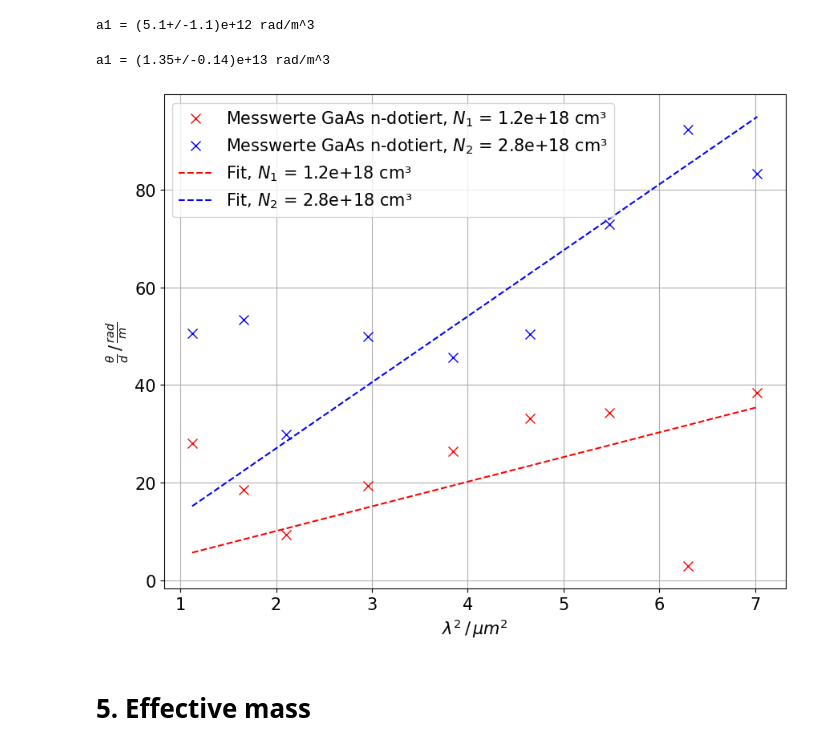
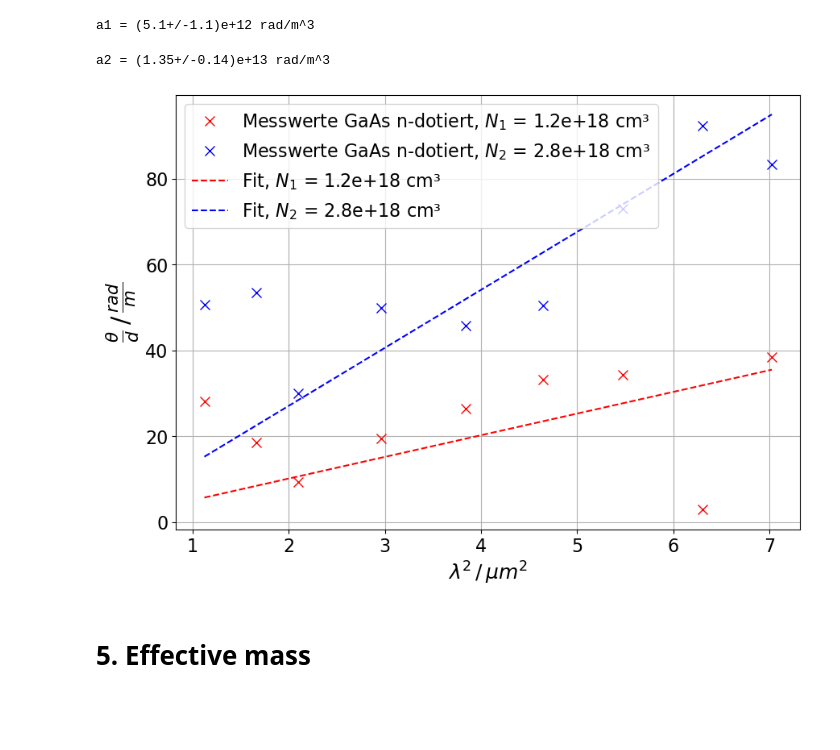
Before and after one commit to SamGTex/FP_Master_WS22-23, a Jupyter notebook: V46_Faraday_Effekt/python/main.ipynb, the cells around one changed output. Cells and saved outputs as stored; diff of their text form; code cells hidden in the pictures; blank space fills up the shorter version.

Commit message:
adjust layout and sizes of plots

```diff
--- a/V46_Faraday_Effekt/python/main.ipynb
+++ b/V46_Faraday_Effekt/python/main.ipynb
@@ -186,7 +186,7 @@ df_n2
 # %% [markdown]
 # 3. Plot $\lambda^2$ against the rotation angle $\theta$
 # %%
-plt.rcParams.update({'font.size': 15})
+plt.rcParams.update({'font.size': 16})
 # %%
 plt.figure(figsize=(10,7), dpi=100)
 plt.plot((df_rein['lam']*10**6)**2, df_rein['theta/d'], 'kx', label='Hochreines GaAs', markersize=8)
@@ -220,26 +220,26 @@ a1 = (5.1+/-1.1)e+12 rad/m^3
 # %%
 param2, cov2 = curve_fit(f_lin, lam**2, theta_n2_dif, p0=[10**(13)])
 a2 = ufloat(param2, np.sqrt(cov2))
-print(f'a1 = {a2} rad/m^3')
+print(f'a2 = {a2} rad/m^3')
 # %% [output]
-a1 = (1.35+/-0.14)e+13 rad/m^3
+a2 = (1.35+/-0.14)e+13 rad/m^3
 # %%
-plt.figure(figsize=(10,8), dpi=100)
+plt.figure(figsize=(10,7), dpi=100)
 plt.plot((lam*10**6)**2, theta_n1_dif, 'rx', label = f'Messwerte GaAs n-dotiert, $N_1$ = {N_1*10**(-6)} cm³', markersize=8)
 plt.plot((lam*10**6)**2, theta_n2_dif, 'bx', label = f'Messwerte GaAs n-dotiert, $N_2$ = {N_2*10**(-6)} cm³', markersize=8)
 
 plt.plot((lam*10**6)**2, f_lin((lam)**2, a1.nominal_value), 'r--', label=f'Fit, $N_1$ = {N_1*10**(-6)} cm³')
 plt.plot((lam*10**6)**2, f_lin((lam)**2, a2.nominal_value), 'b--', label=f'Fit, $N_2$ = {N_2*10**(-6)} cm³')
 
-plt.xlabel(r'$\lambda^2 \,/\, \mu m^2$')
-plt.ylabel(r'$\frac{\theta}{d} \,/\, \frac{rad}{m}$')
+plt.xlabel(r'$\lambda^2 \,/\, \mu m^2$', fontsize=18)
+plt.ylabel(r'$\frac{\theta}{d} \,/\, \frac{rad}{m}$', fontsize=22)
 
 plt.grid()
 plt.legend()
 plt.savefig('../figure/theta_lam2_dif.pdf')
 plt.show()
 # %% [output]
-[figure, old version]
+[figure, new version]
 # %% [markdown]
 # 5. Effective mass
 # %% [markdown]
```
Also changed, not shown: parts of 1 cell of this notebook, 3 other files.
